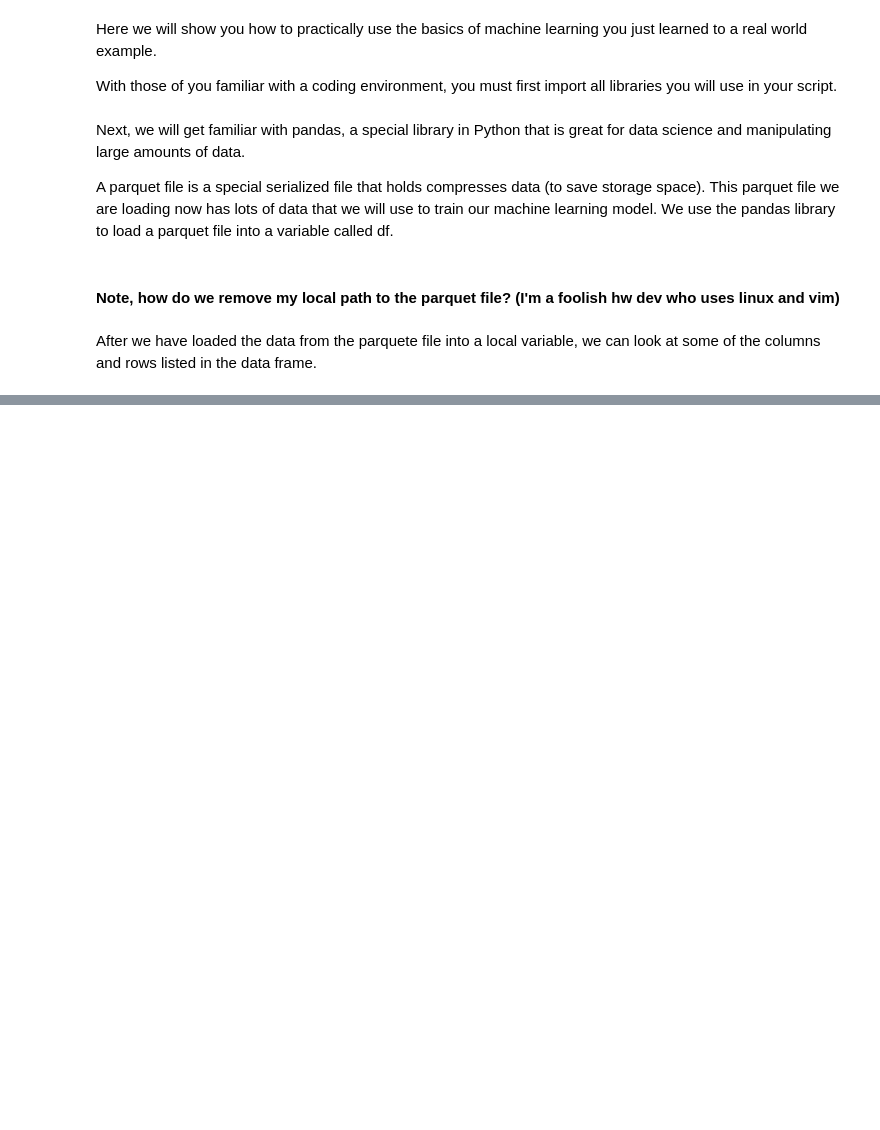
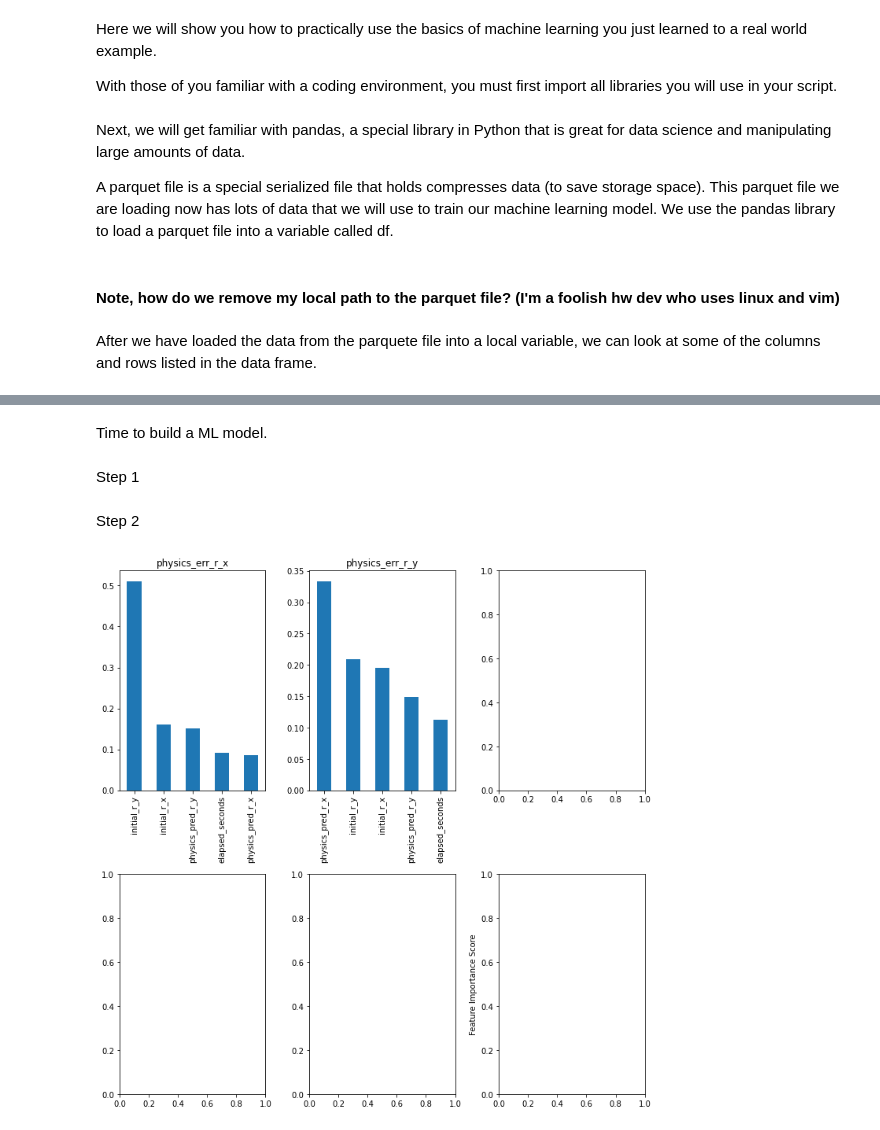
Before and after one commit to bydavid/ss-space_ml_activity, a Jupyter notebook: space_conjuncture_activity.ipynb, the cells around one changed output, grey strips where cells are left out. Saved outputs shown, nothing was run; the diff lists cells and outputs as text; code cells hidden in the pictures; blank space fills up the shorter version.

Commit message:
wip notebook, ML model doing something

```diff
--- a/space_conjuncture_activity.ipynb
+++ b/space_conjuncture_activity.ipynb
@@ -34,0 +39,2 @@ df.head(10)
+# %%
+space_data = space_data.head(1500)
@@ -34,0 +80,6 @@ df.head(10)
+# %% [markdown]
+Time to build a ML model.
+# %% [markdown]
+Step 1
+# %% [markdown]
+Step 2
@@ -34,0 +113,17 @@ df.head(10)
+# %%
+def build_train_test_sets(df, test_size=0.2):
+    # Features are the physics predicted state vectors and the amount of
+    # time in seconds into the future the prediction was made
+    feature_cols = ['elapsed_seconds'] + get_state_vect_cols('physics_pred') \
+        + get_state_vect_cols('initial')
+    # The target values are the errors between the physical model predictions
+    # and the ground truth observations
+    target_cols = get_state_vect_cols('physics_err')
+    # Create feature and target matrices
+    X = df[feature_cols]
+    y = df[target_cols]
+    # Split feature and target data into training and test sets
+    data_keys = ['X_train', 'X_test', 'y_train', 'y_test']
+    data_vals = train_test_split(X, y, test_size=test_size)
+    train_test_data = dict(zip(data_keys, data_vals))
+    return train_test_data
@@ -34,0 +180,28 @@ df.head(10)
+# %%
+def plot_feat_impts(models, data):
+    """Plots the feature importances for each of the error models.
+    For use in an interactive jupyter session.
+    :param models: Dictionary of the error model for each state vector
+        component
+    :type models: {str: xgboost.XGBRegressor}
+    :param data: Dictionary containing the training and test datasets
+    :type data: {str: numpy.array}
+    """
+    feat_names = data['X_train'].columns
+    fig, axs = plt.subplots(2, 3, figsize=(10, 10))
+    for (target_col, model), ax in zip(models.items(), axs.flat):
+        feat_imp = pd.Series(model.feature_importances_, index=feat_names)
+        feat_imp.sort_values(ascending=False, inplace=True)
+        feat_imp.plot(kind='bar', ax=ax, title=target_col)
+    plt.ylabel('Feature Importance Score')
+    plt.tight_layout()
+# %%
+train_test_data = build_train_test_sets(space_data)
+
+err_models = train_models(train_test_data, params={'tree_method': 'hist'})
+
+eval_models(err_models, train_test_data)
+
+plot_feat_impts(err_models, train_test_data)
+# %% [output]
+[figure, added]
```
Also changed, not shown: parts of 15 cells of this notebook.
